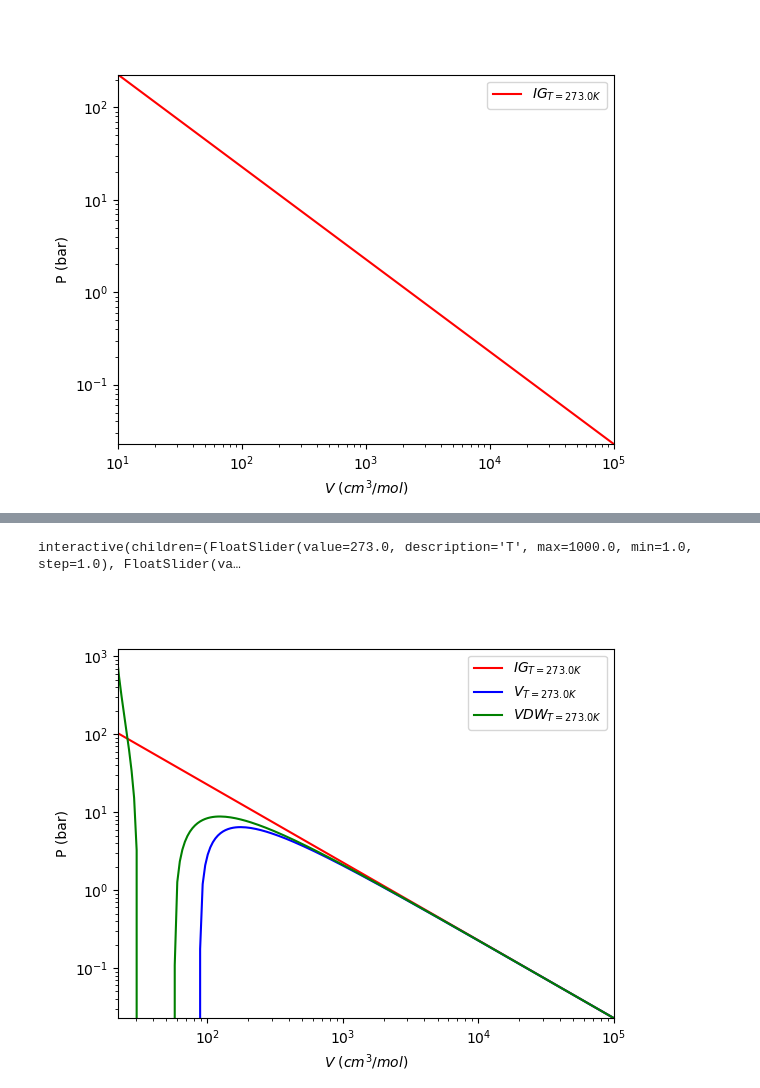
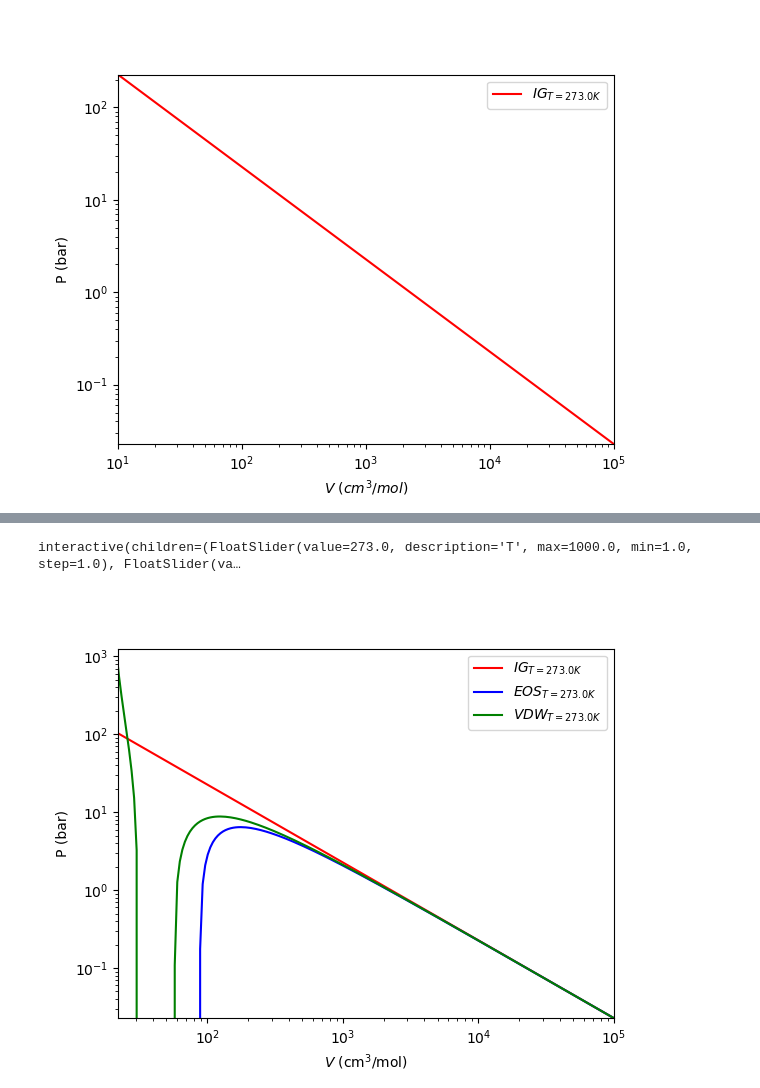
Before and after one commit to richardslaboratory/ChBE211_OER, a Jupyter notebook: _sources/Ch4/2.Virial-Equations-of-State.ipynb, the cells around one changed output, grey strips where cells are left out. Cells and saved outputs as stored; diff of their text form; code cells hidden in the pictures.

```diff
--- a/_sources/Ch4/2.Virial-Equations-of-State.ipynb
+++ b/_sources/Ch4/2.Virial-Equations-of-State.ipynb
@@ -164,57 +277,63 @@ The introduction of a third constant, $\omega$, provided a much more accurate ex
 # %%
 %matplotlib widget
 from ipywidgets import *
 import matplotlib.pyplot as plt
+import numpy as np
 
-##lets define some properties
-R=8.314##J/mol*K
+# Define constants
+R = 8.314  # J/mol*K
 
-##typical molar valume ranges fall in this value of density
+# Temperature and EOS parameters
+T = 298  # Kelvin
+a = 0.2  # Pa*m^6/mol
+b = 18   # cm^3/mol (excluded volume)
 
-T=298 ## Kelvin
-a=0.2##Pa*m^6/mol
-b=18
+# Molar volume range (starts just above b)
+V = np.logspace(np.log10(b), 5, 201)  # cm^3/mol
 
-V=np.logspace(np.log10(b),5,201)##cm3/mol
+def P_IG(T, V):
+    return R * T / V  # bar (scaled)
 
-def P_VEOS(T,V,a):
+def P_VEOS(T, V, a):
+    return R * T / V - a * 1e6 / V**2  # bar
 
-    return R*T/V-a*10**6/V**2 ## units returned in bar
-
-def P_VDW(T,V,a,b):
-    return R*T/(V-b)-a*10**6/V**2 ## units returned in bar
-
+def P_VDW(T, V, a, b):
+    return R * T / (V - b) - a * 1e6 / V**2  # bar
 
 fig = plt.figure()
 ax = fig.add_subplot(1, 1, 1)
 
-line1,=plt.plot(V,P_IG(T,V),'-r',label=r'$IG_{T=%3.1f K}$'%T)
-line2,=plt.plot(V,P_VEOS(T,V,a),'-b',label=r'$V_{T=%3.1f K}$'%T)
-line3,=plt.plot(V,P_VDW(T,V,a,b),'-g',label=r'$VDW_{T=%3.1f K}$'%T)
+line1, = plt.plot(V, P_IG(T, V), '-r', label=r'$IG_{T=%3.1f K}$' % T)
+line2, = plt.plot(V, P_VEOS(T, V, a), '-b', label=r'$EOS_{T=%3.1f K}$' % T)
+line3, = plt.plot(V, P_VDW(T, V, a, b), '-g', label=r'$VDW_{T=%3.1f K}$' % T)
 
 plt.yscale('log')
 plt.xscale('log')
 plt.ylabel('P (bar)')
-plt.xlabel(r'$V$ $(cm^3/mol)$')
+plt.xlabel(r'$V$ (cm$^3$/mol)')
 plt.legend()
 
-def update(T=273,a=0.2,b=20):
-    line1.set_data(V,P_IG(T,V))
-    line1.set_label(r'$IG_{T=%3.1f K}$'%T)
-    line2.set_data(V,P_VEOS(T,V,a))
-    line2.set_label(r'$V_{T=%3.1f K}$'%T)
-    line3.set_data(V,P_VDW(T,V,a,b))
-    line3.set_label(r'$VDW_{T=%3.1f K}$'%T)
+def update(T=273, a=0.2, b=20):
+    # Update curves
+    line1.set_data(V, P_IG(T, V))
+    line1.set_label(r'$IG_{T=%3.1f K}$' % T)
 
-    plt.xlim(1.1*b,max(V))
-    plt.ylim(min(P_IG(T,V)),max(P_IG(T,V))*10)
+    line2.set_data(V, P_VEOS(T, V, a))
+    line2.set_label(r'$EOS_{T=%3.1f K}$' % T)
+
+    line3.set_data(V, P_VDW(T, V, a, b))
+    line3.set_label(r'$VDW_{T=%3.1f K}$' % T)
+
+    # Update axes
+    plt.xlim(1.1 * b, max(V))
+    plt.ylim(min(P_IG(T, V)), max(P_IG(T, V)) * 10)
     plt.legend()
     fig.canvas.draw_idle()
 
-interact(update,T=(1,1000.0,1.0),a=(0.001,1.0,0.001),b=(1,100,1));
+interact(update, T=(1, 1000.0, 1.0), a=(0.001, 1.0, 0.001), b=(1, 100, 1));
 # %% [output]
 interactive(children=(FloatSlider(value=273.0, description='T', max=1000.0, min=1.0, step=1.0), FloatSlider(va…
-[figure, old version]
+[figure, new version]
 # %% [markdown]
 ## Exercises
 
```
Also changed, not shown: parts of 20 cells of this notebook, 29 other files.
